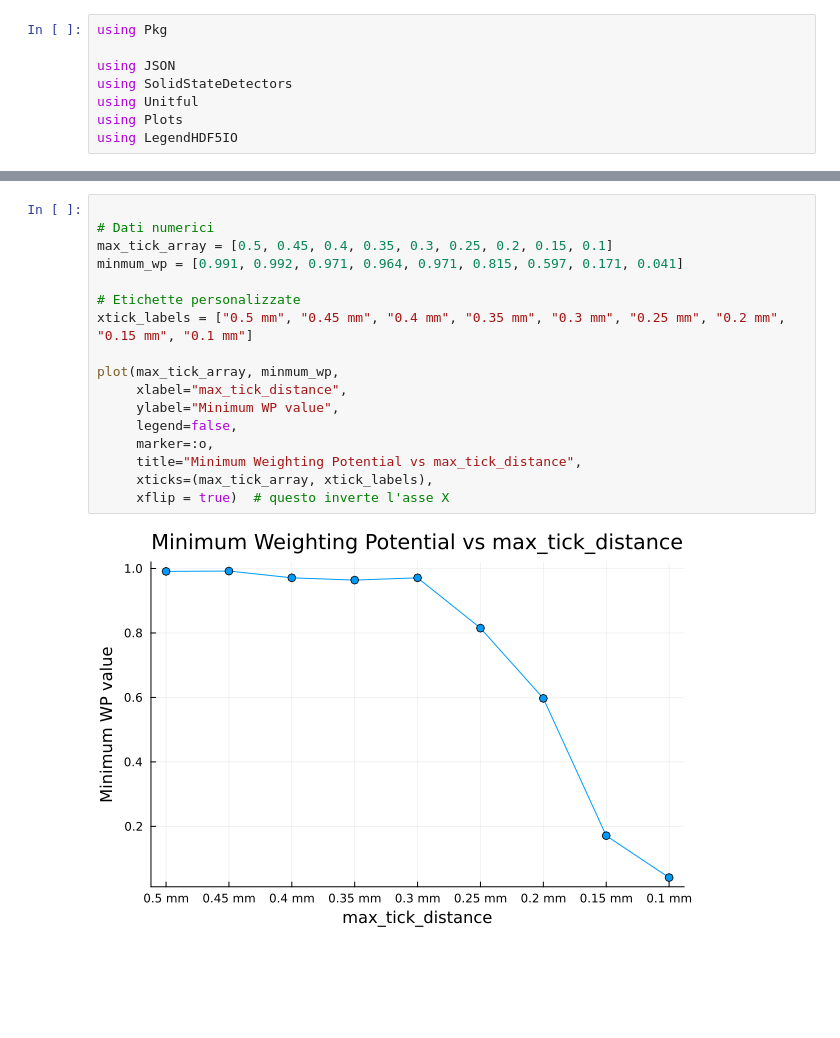
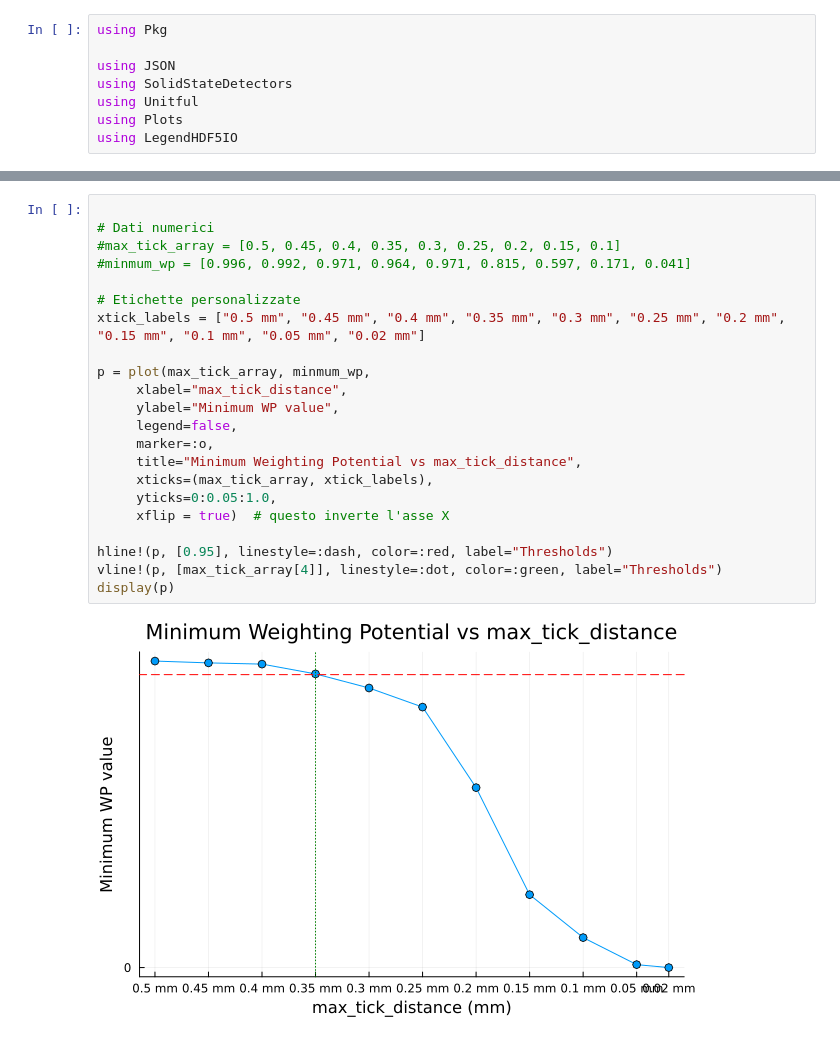
Before and after one commit to RitaF00/SolidStateDetector-NEW, a Jupyter notebook: SSDdev/notebooks/wp_and_grid_density.ipynb, the cells around one changed output, grey strips where cells are left out. Saved outputs shown, nothing was run; the diff lists cells and outputs as text; blank space fills up the shorter version.

```diff
--- a/SSDdev/notebooks/wp_and_grid_density.ipynb
+++ b/SSDdev/notebooks/wp_and_grid_density.ipynb
@@ -9,19 +72,24 @@ using LegendHDF5IO
 # %%
 
 # Dati numerici
-max_tick_array = [0.5, 0.45, 0.4, 0.35, 0.3, 0.25, 0.2, 0.15, 0.1]
-minmum_wp = [0.991, 0.992, 0.971, 0.964, 0.971, 0.815, 0.597, 0.171, 0.041]
+#max_tick_array = [0.5, 0.45, 0.4, 0.35, 0.3, 0.25, 0.2, 0.15, 0.1]
+#minmum_wp = [0.996, 0.992, 0.971, 0.964, 0.971, 0.815, 0.597, 0.171, 0.041]
 
 # Etichette personalizzate
-xtick_labels = ["0.5 mm", "0.45 mm", "0.4 mm", "0.35 mm", "0.3 mm", "0.25 mm", "0.2 mm", "0.15 mm", "0.1 mm"]
+xtick_labels = ["0.5 mm", "0.45 mm", "0.4 mm", "0.35 mm", "0.3 mm", "0.25 mm", "0.2 mm", "0.15 mm", "0.1 mm", "0.05 mm", "0.02 mm"]
 
-plot(max_tick_array, minmum_wp,
+p = plot(max_tick_array, minmum_wp,
      xlabel="max_tick_distance",
      ylabel="Minimum WP value",
      legend=false,
      marker=:o,
      title="Minimum Weighting Potential vs max_tick_distance",
      xticks=(max_tick_array, xtick_labels),
+     yticks=0:0.05:1.0,
      xflip = true)  # questo inverte l'asse X
+
+hline!(p, [0.95], linestyle=:dash, color=:red, label="Thresholds")
+vline!(p, [max_tick_array[4]], linestyle=:dot, color=:green, label="Thresholds")
+display(p)
 # %% [output]
-[figure, old version]
+[figure, new version]
```
Also changed, not shown: parts of 3 cells of this notebook, 1 other file.
